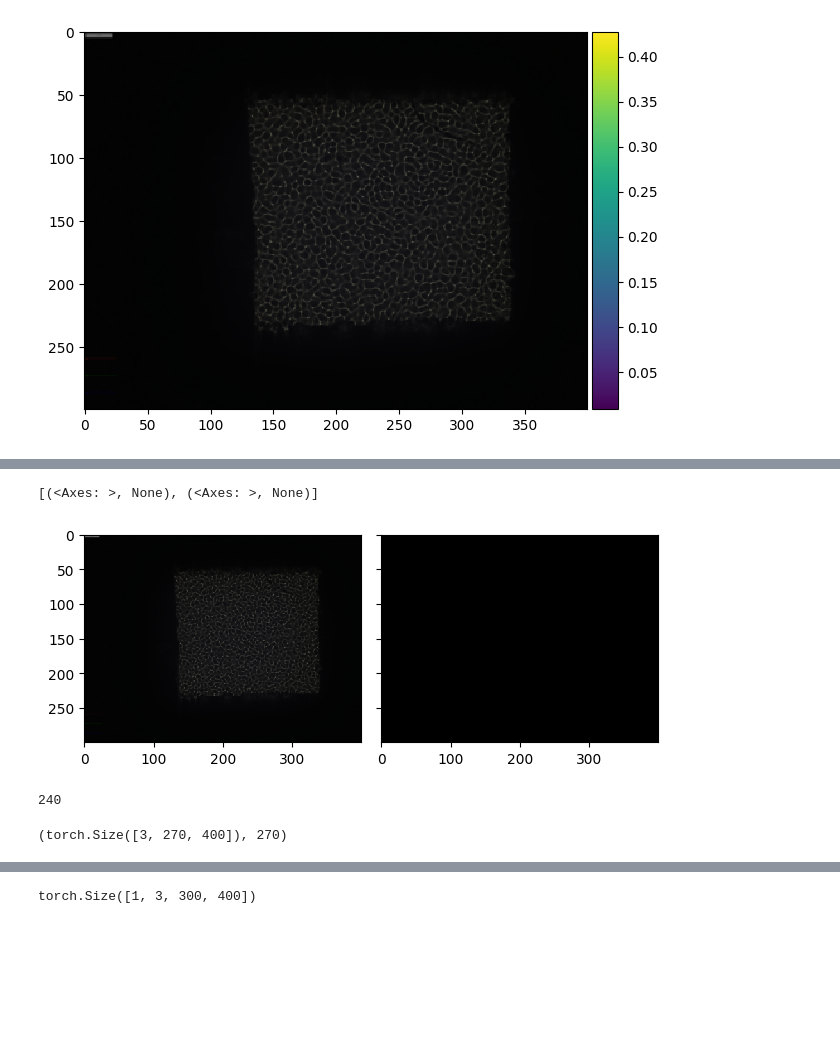
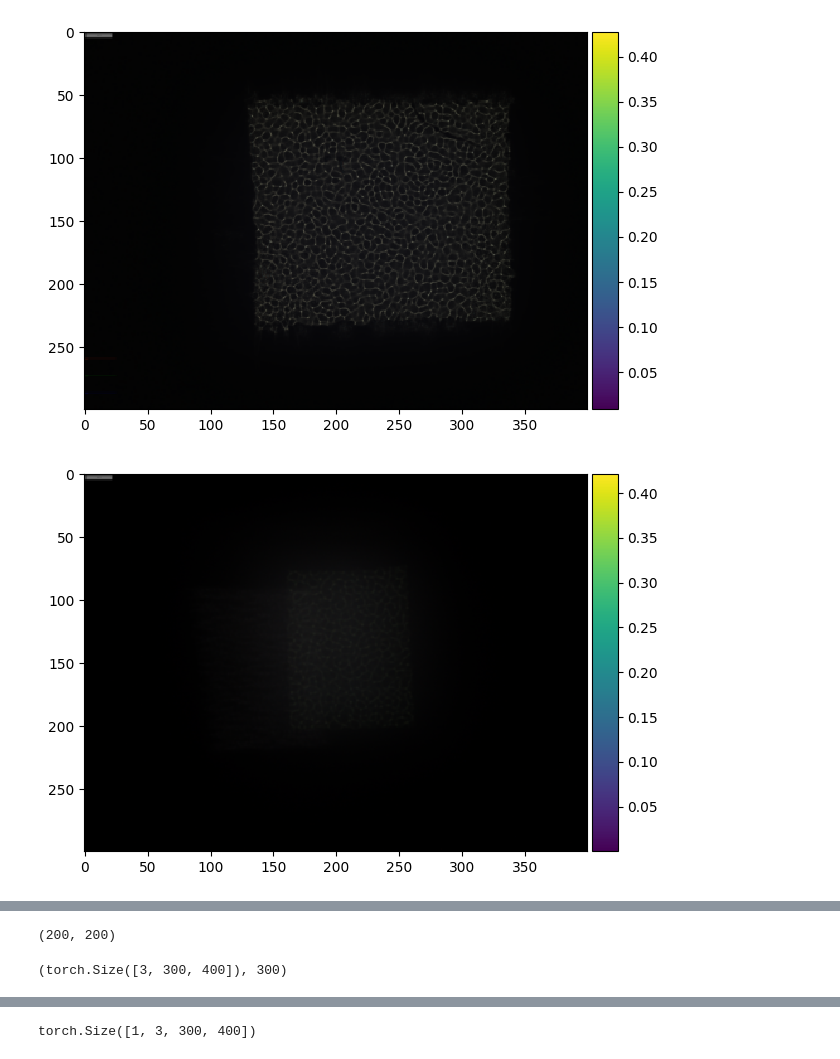
Before and after one commit to gevana/PhoCoLens, a Jupyter notebook: SVDeconv/test_weiner.ipynb, the cells around one changed output, grey strips where cells are left out. Drawn from its saved outputs; the diff is of its cells as text; code cells hidden in the pictures; blank space fills up the shorter version.

```diff
--- a/SVDeconv/test_weiner.ipynb
+++ b/SVDeconv/test_weiner.ipynb
@@ -41,12 +41,14 @@ if True:
                             #"image_dir":"/mnt/extra/traning_datasets/lensless/dataset",
                             #"image_dir":"/mnt/extra/traning_datasets/lenless_simulated/lenslet_cropped_padded/train",
                             #"image_dir":"/mnt/extra/traning_datasets/lenless_simulated/diffuser_0.4_bl_270/train",
+                            "image_dir":"/mnt/c/dev/lensless/diffuser_data/",
                             #"psf_file_name":"psf.npy",
-                            #"train_csv_filename":"dataset_train.csv",
-                            #"val_csv_filename":"dataset_test.csv",
+                            "train_csv_filename":"dataset_train.csv",
+                            "val_csv_filename":"dataset_test.csv",
                             #"image_dir":"/mnt/extra/traning_datasets/lenless_simulated/diff_psf/",
                             #"simulated_dir": "/mnt/extra/traning_datasets/lensless/simulated/from_ido3/",
-                            "test_set_path":"/mnt/rnd/Nadav/from_ido/Images_capure_in_the_lab/set_1",
+                            #"test_set_path":"/mnt/rnd/Nadav/from_ido/Images_capure_in_the_lab/set_1",
+                            "test_set_path": "/mnt/c/Users/nadav.geva/Documents/dot_cap/ducttake/",
                             "height":300,"width":400,
                             #"test_set_path":"/mnt/extra/traning_datasets/lensless/simulated/from_ido"
                             #"is_svd":True,
@@ -290,6 +292,8 @@ psf_path1 = Path('/mnt/extra/traning_datasets/lenless_simulated/Duck_tape_adj_27
 psf_path2 = Path('/mnt/extra/traning_datasets/lenless_simulated/diffuser_images/train/psf.tiff')
 # %%
 psf_path3 = Path('/mnt/rnd/Research/Lenless/psf_lab set up/sequence_15.6/psf15.6_61 15-20-10-322.bmp')
+# %%
+psf_path4 = Path('/mnt/c/Users/nadav.geva/Documents/dot_cap/ducttake/1dot.bmp')
 # %%
 psf1 = load_psf(psf_path1)
 psf2 = load_psf(psf_path2)
@@ -308,9 +314,10 @@ myim(psf3,colorbar=True,torch2np=True)
 [(<Axes: >, <Axes: >)]
 [figure]
 # %%
-args.psf_mat = psf_path3
+args.psf_mat = psf_path4
 # %%
 FFT = FFTLayer_diff(args)
 # %%
-myim(FFT.psf,FFT.wiener_crop.detach(),torch2np=True)
+myim(FFT.psf,colorbar=True,torch2np=True)
 # %% [output]
+[figure, new version]
@@ -318,12 +325,9 @@ WARNING - matplotlib.image - Clipping input data to the valid range for imshow w
-[(<Axes: >, None), (<Axes: >, None)]
-[figure, old version]
 # %%
 #args.psf_centre_x, args.psf_crop_size_x
 args.psf_centre_y , args.psf_crop_size_y // 2
-240
 # %% [output]
-240
+(200, 200)
 # %%
 FFT.wiener_crop.shape , FFT.psf_height
 # %% [output]
-(torch.Size([3, 270, 400]), 270)
+(torch.Size([3, 300, 400]), 300)
```
Also changed, not shown: parts of 14 cells of this notebook, 2 other files.
